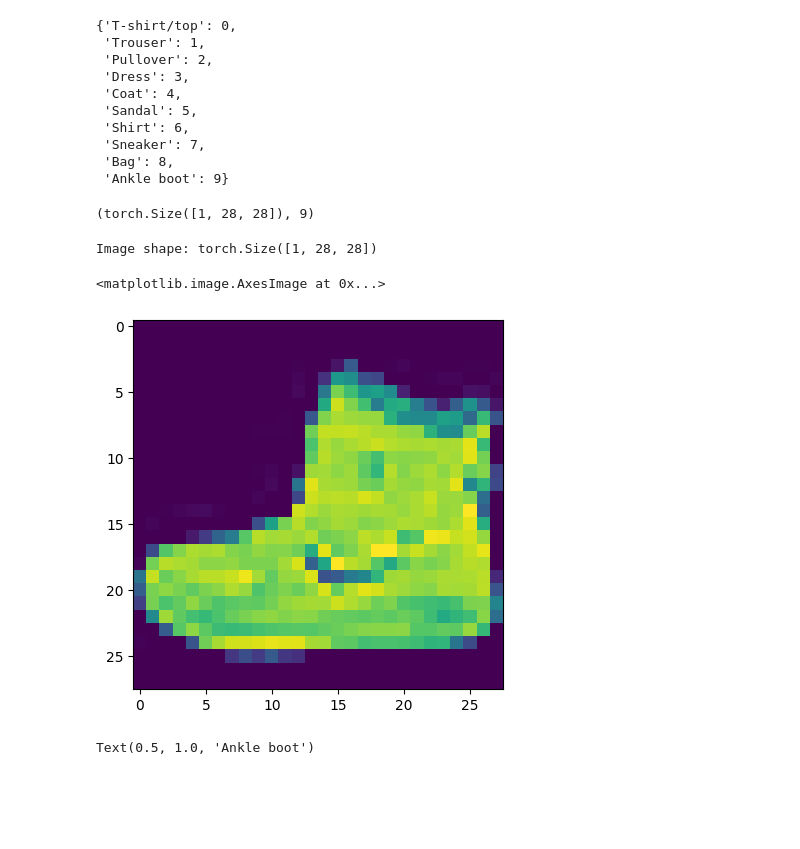
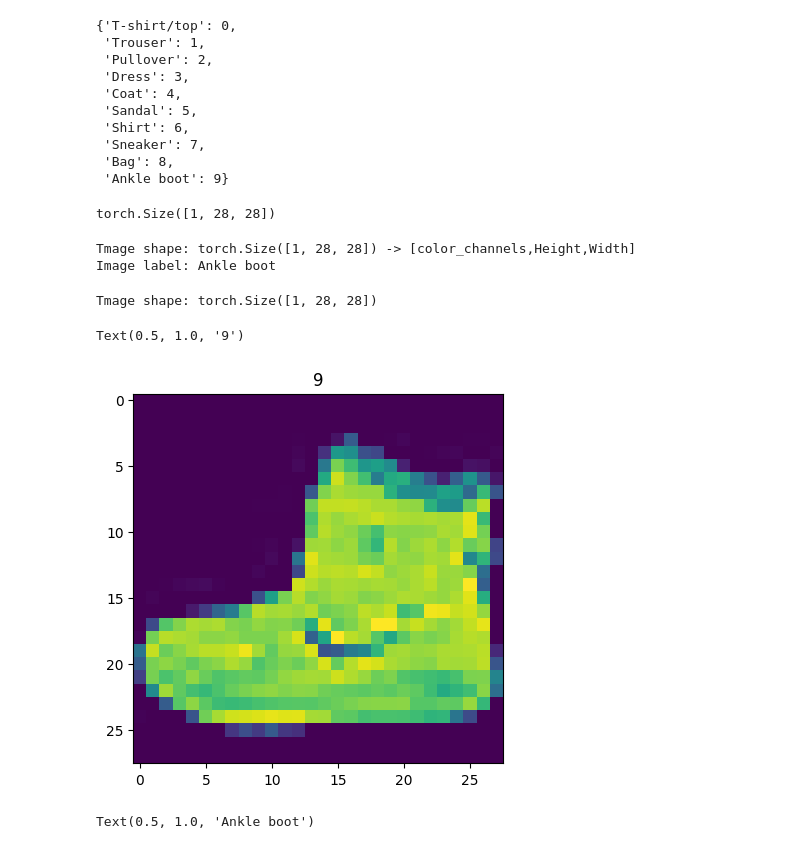
Before and after one commit to agoya27/Image-Classification-using-CNN, a Jupyter notebook: Image Classification using CNN.ipynb, the cells around one changed output. Cells and saved outputs as stored; diff of their text form; code cells hidden in the pictures; blank space fills up the shorter version.

```diff
--- a/Image Classification using CNN.ipynb
+++ b/Image Classification using CNN.ipynb
@@ -106,18 +91,29 @@ class_to_idx
  'Sneaker': 7,
  'Bag': 8,
  'Ankle boot': 9}
-# %%
-image.shape, label
-# %% [output]
-(torch.Size([1, 28, 28]), 9)
-# %%
-image, label = train_data[0]
-print(f"Image shape: {image.shape}")
-plt.imshow(image.squeeze())
-# %% [output]
-Image shape: torch.Size([1, 28, 28])
-<matplotlib.image.AxesImage at 0x...>
-[figure, removed]
+# %%
+#Check the shape of image
+image.shape
+# %% [output]
+torch.Size([1, 28, 28])
+# %%
+print(f"Tmage shape: {image.shape} -> [color_channels,Height,Width]")
+print(f"Image label: {class_names[label]}")
+# %% [output]
+Tmage shape: torch.Size([1, 28, 28]) -> [color_channels,Height,Width]
+Image label: Ankle boot
+# %%
+#Visualize our Data
+image, label = train_data[0]
+print(f"Tmage shape: {image.shape}")
+plt.imshow(image.squeeze())  #Squeeze is used to kill the singular dimension
+#We need squeeze here because imshow is a malplotlib function which takes colour channel last or length, width as input criteria
+#In our case, we have color channel first (image shape) -> so we squeeze the singular (color channel). We could have also put the color channel last and then pass an argument
+plt.title(label)
+# %% [output]
+Tmage shape: torch.Size([1, 28, 28])
+Text(0.5, 1.0, '9')
+[figure, added]
 # %%
 plt.imshow(image.squeeze(),cmap="gray")
 plt.title(class_names[label])
```
Also changed, not shown: parts of 105 cells of this notebook.
